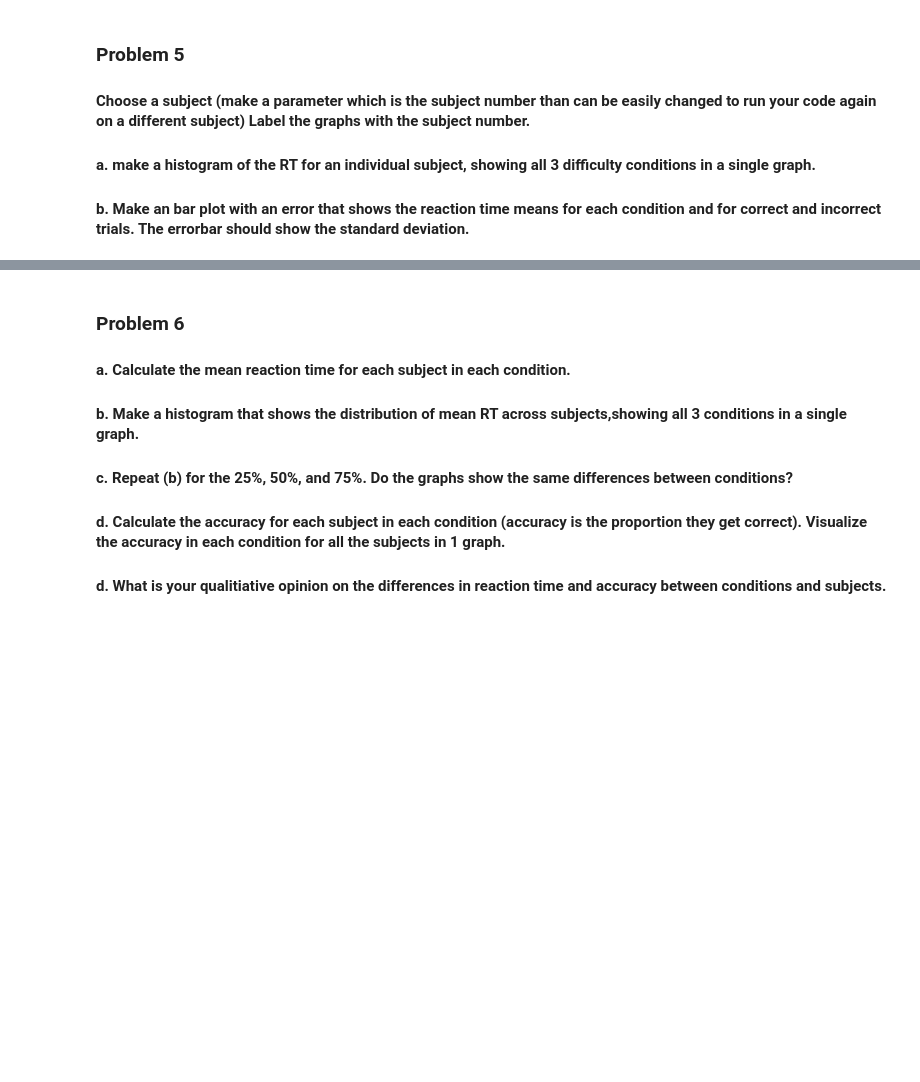
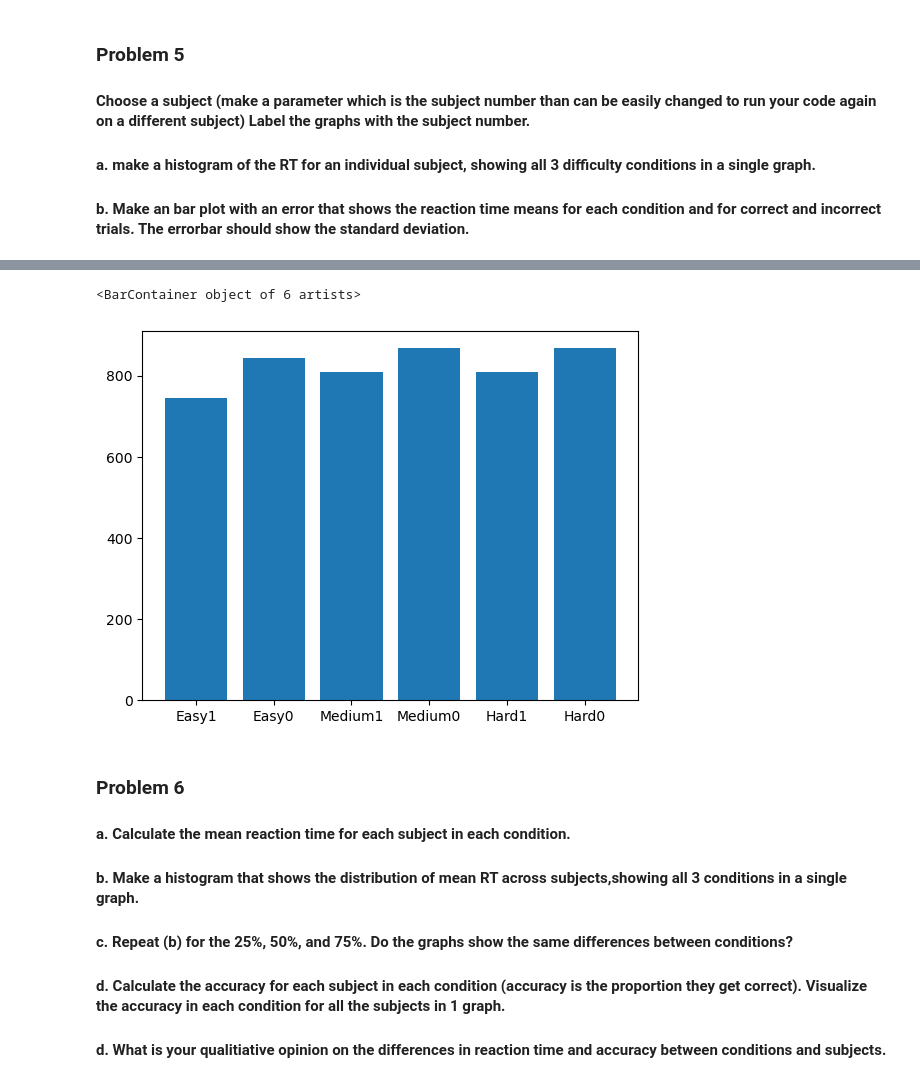
Before and after one commit to shanibt/COGS106-Assignment1, a Jupyter notebook: Assignment1.ipynb, the cells around one changed output, grey strips where cells are left out. Cells and saved outputs as stored; diff of their text form; code cells hidden in the pictures; blank space fills up the shorter version.

```diff
--- a/Assignment1.ipynb
+++ b/Assignment1.ipynb
@@ -114,3 +102,23 @@ plt.show
+# %%
+#b. Make an bar plot with an error that shows the reaction time means for each condition
+# and for correct and incorrect trials. The errorbar should show the standard deviation.
+x_axis = np.array(["Easy1", 'Easy0', 'Medium1', "Medium0", "Hard1", "Hard0"])
+
+rt_easy1 = np.mean(rt[(subject == 2) & (condition == 'Easy') & (correct == 1)])
+rt_easy0 = np.mean(rt[(subject == 2) & (condition == 'Easy') & (correct == 0)])
+
+rt_medium1 = np.mean(rt[(subject == 2) & (condition == 'Medium') & (correct == 1)])
+rt_medium0 = np.mean(rt[(subject == 2) & (condition == 'Medium') & (correct == 0)])
+
+rt_hard1 = np.mean(rt[(subject == 2) & (condition == 'Medium') & (correct == 1)])
+rt_hard0 = np.mean(rt[(subject == 2) & (condition == 'Medium') & (correct == 0)])
+
+y_axis = np.array([rt_easy1, rt_easy0, rt_medium1, rt_medium0, rt_hard1, rt_hard0])
+
+plt.bar(x_axis, y_axis)
+# %% [output]
+<BarContainer object of 6 artists>
+[figure, added]
 # %% [markdown]
 ### Problem 6
 #### a. Calculate the mean reaction time for each subject in each condition.
```
Also changed, not shown: parts of 1 cell of this notebook.
